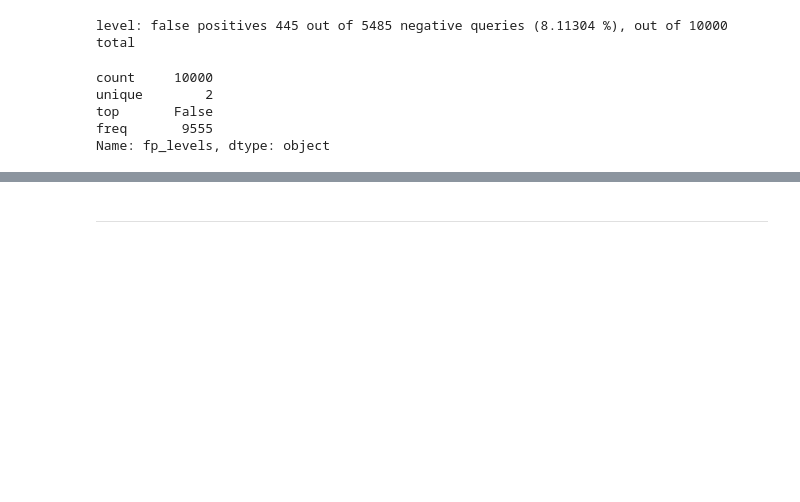
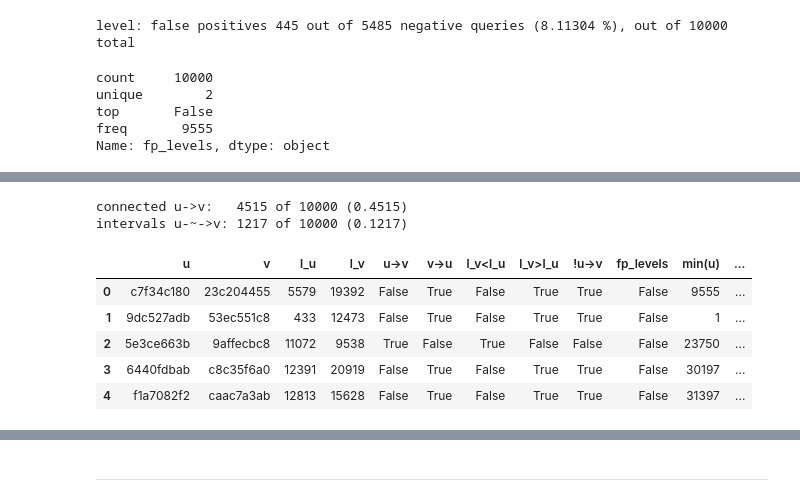
Before and after one commit to jnareb/git-commit-graph-ext, a Jupyter notebook: 14_evaluation.ipynb, the cells around one changed output, grey strips where cells are left out. Cells and saved outputs as stored; diff of their text form; code cells hidden in the pictures; blank space fills up the shorter version.

```diff
--- a/14_evaluation.ipynb
+++ b/14_evaluation.ipynb
@@ -253,0 +305,22 @@ Name: fp_levels, dtype: object
+# %%
+print('connected u->v:   %d of %d (%g)' %
+      (conn_sample_df['u->v'].sum(),
+       conn_sample_df['u->v'].count(),
+       conn_sample_df['u->v'].mean()))
+conn_sample_df['s_u <= v']=conn_sample_df['min(u)'] <= conn_sample_df['post(v)']
+conn_sample_df['e_u >= v']=conn_sample_df['post(v)'] <= conn_sample_df['post(u)']
+conn_sample_df['v in [s_u,e_u]']=conn_sample_df['s_u <= v'] & conn_sample_df['e_u >= v']
+print('intervals u-~->v: %d of %d (%g)' %
+      (conn_sample_df['v in [s_u,e_u]'].sum(),
+       conn_sample_df['v in [s_u,e_u]'].count(),
+       conn_sample_df['v in [s_u,e_u]'].mean()))
+conn_sample_df.head()
+# %% [output]
+connected u->v:   4515 of 10000 (0.4515)
+intervals u-~->v: 1217 of 10000 (0.1217)
+|  | u | v | l_u | l_v | u->v | v->u | l_v<l_u | l_v>l_u | !u->v | fp_levels | min(u) | ... |
+| 0 | c7f34c180 | 23c204455 | 5579 | 19392 | False | True | False | True | True | False | 9555 | ... |
+| 1 | 9dc527adb | 53ec551c8 | 433 | 12473 | False | True | False | True | True | False | 1 | ... |
+| 2 | 5e3ce663b | 9affecbc8 | 11072 | 9538 | True | False | True | False | False | False | 23750 | ... |
+| 3 | 6440fdbab | c8c35f6a0 | 12391 | 20919 | False | True | False | True | True | False | 30197 | ... |
+| 4 | f1a7082f2 | caac7a3ab | 12813 | 15628 | False | True | False | True | True | False | 31397 | ... |
```
Also changed, not shown: parts of 7 cells of this notebook.
